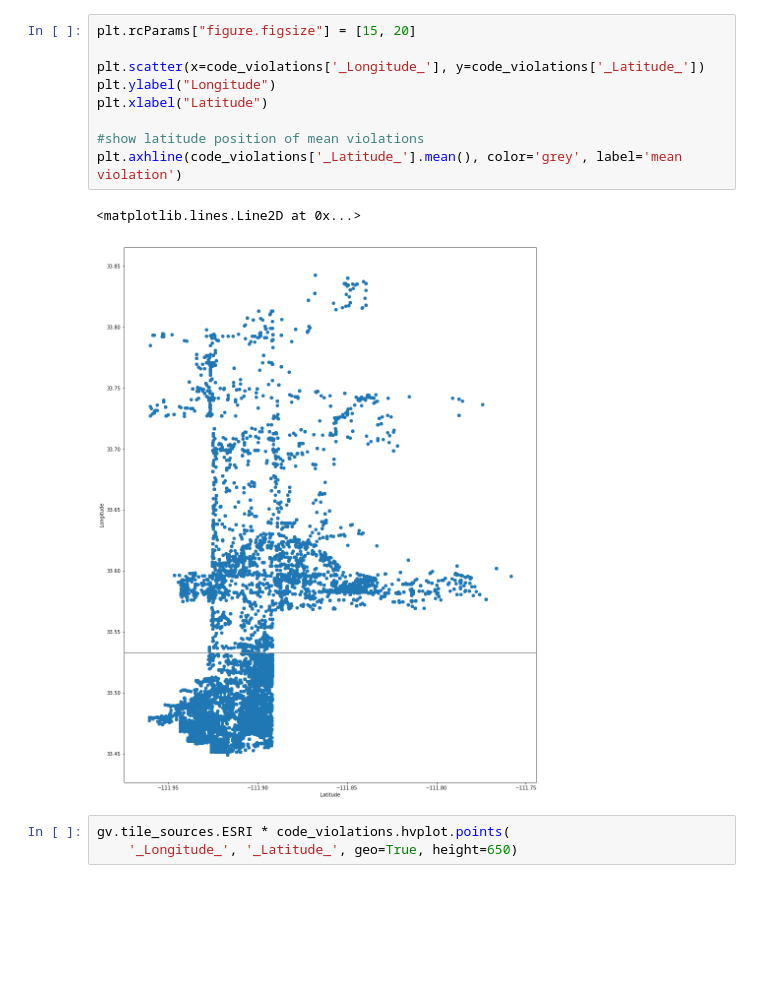
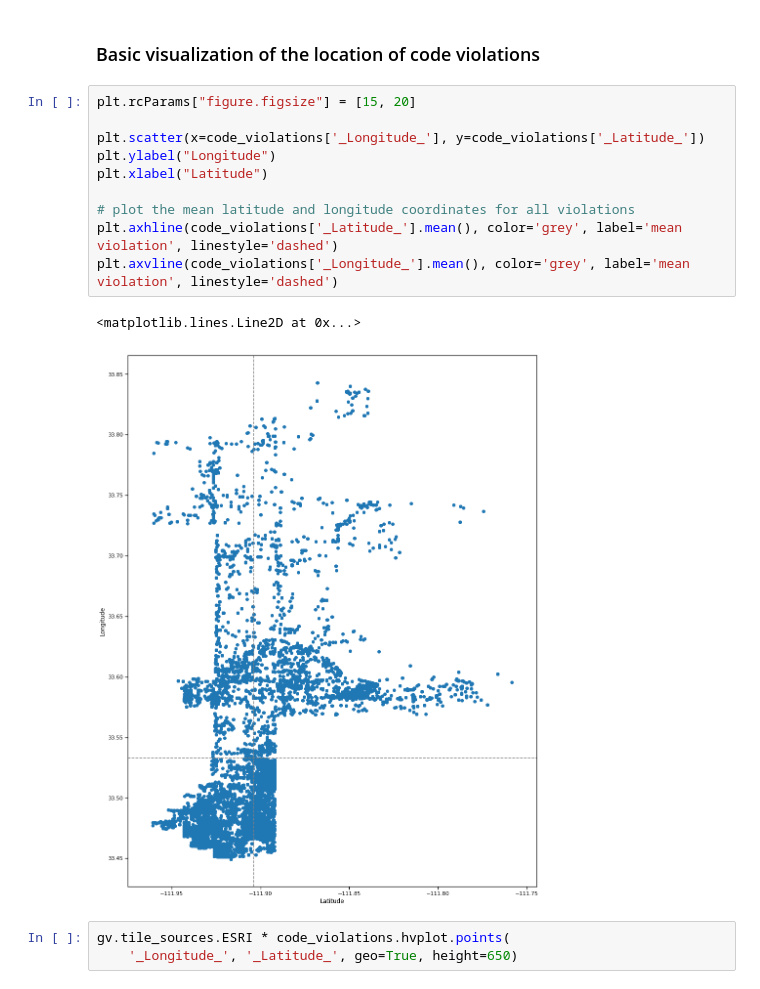
Before and after one commit to mrkjhsn/Planning-and-Development-Code-Violations-Scottsdale, a Jupyter notebook: Code_Violations_GIS_Projections.ipynb, the cells around one changed output. Saved outputs shown, nothing was run; the diff lists cells and outputs as text; blank space fills up the shorter version.

```diff
--- a/Code_Violations_GIS_Projections.ipynb
+++ b/Code_Violations_GIS_Projections.ipynb
@@ -40,18 +44,21 @@ code_violations.head()
 | Zoning-Native Plant Program | 345177 | 238737 | 2014-01-21 09:46:48.483000000 | 2018-07-20 08:28:22.257000000 | ... |
 | Zoning-Uses Permitted Residential | 355908 | 247116 | 2014-08-11 09:54:15.710000000 | 2019-04-09 15:38:13.367000000 | ... |
 | Zoning-Uses Permitted Residential | 356293 | 247116 | 2014-08-11 09:54:15.710000000 | 2019-04-09 15:38:13.367000000 | ... |
+# %% [markdown]
+### Basic visualization of the location of code violations
 # %%
 plt.rcParams["figure.figsize"] = [15, 20]
 
 plt.scatter(x=code_violations['_Longitude_'], y=code_violations['_Latitude_'])
 plt.ylabel("Longitude")
 plt.xlabel("Latitude")
 
-#show latitude position of mean violations
-plt.axhline(code_violations['_Latitude_'].mean(), color='grey', label='mean violation')
+# plot the mean latitude and longitude coordinates for all violations
+plt.axhline(code_violations['_Latitude_'].mean(), color='grey', label='mean violation', linestyle='dashed')
+plt.axvline(code_violations['_Longitude_'].mean(), color='grey', label='mean violation', linestyle='dashed')
 # %% [output]
 <matplotlib.lines.Line2D at 0x...>
-[figure, old version]
+[figure, new version]
 # %%
 gv.tile_sources.ESRI * code_violations.hvplot.points(
     '_Longitude_', '_Latitude_', geo=True, height=650)
```
Also changed, not shown: parts of 22 cells of this notebook.
